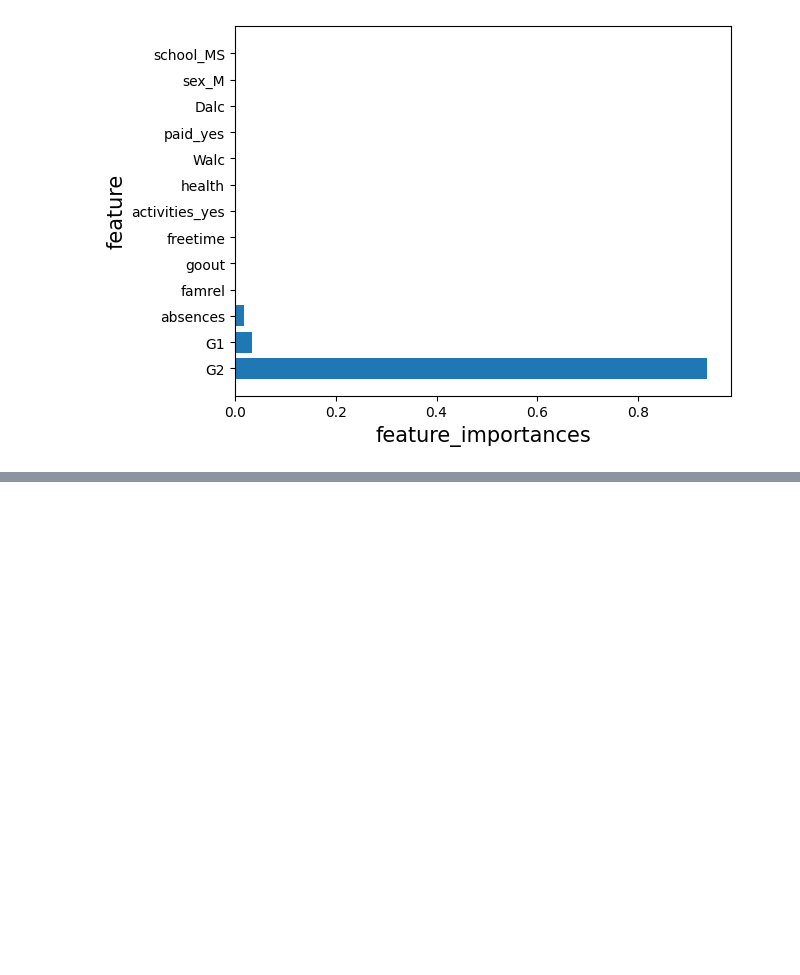
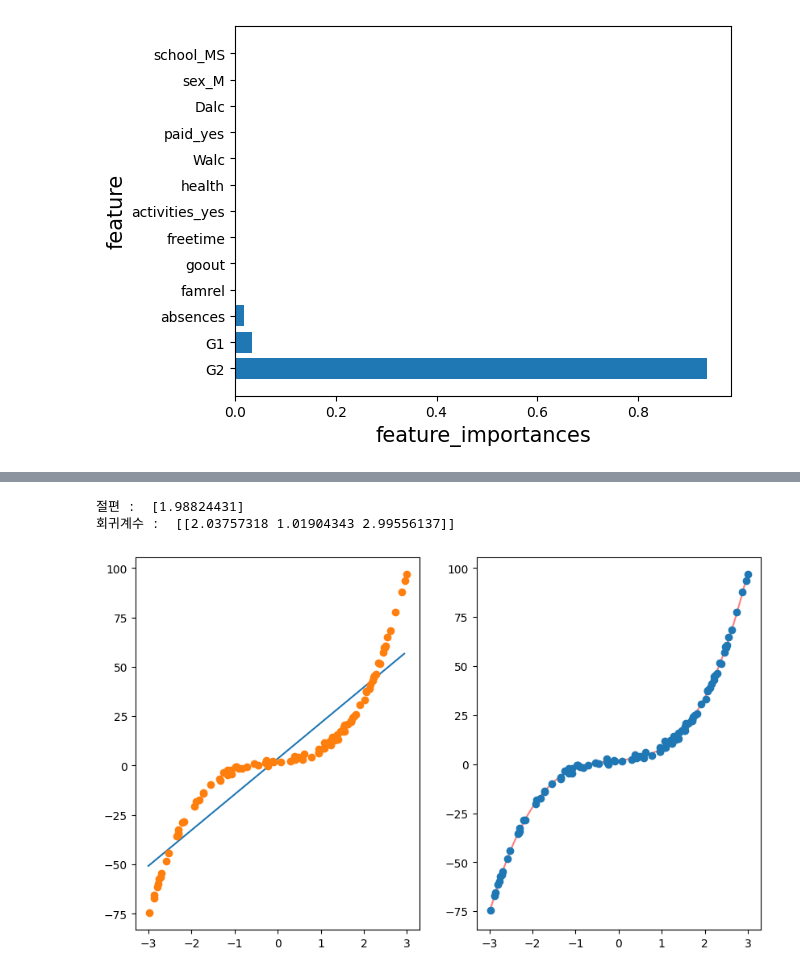
Before and after one commit to blackbutterfly0852/ADP_PRACTICE, a Jupyter notebook: 230222_21회기출.ipynb, the cells around one changed output, grey strips where cells are left out. Saved outputs shown, nothing was run; the diff lists cells and outputs as text; code cells hidden in the pictures; blank space fills up the shorter version.

```diff
--- a/230222_21회기출.ipynb
+++ b/230222_21회기출.ipynb
@@ -368,0 +549,45 @@ best_estimator_ :  RandomForestRegressor(max_depth=10, min_samples_split=8)
+# %%
+# 2-1. 독립변수 하나 종속변수 하나 소규모 데이터 다항회귀(12점)
+# 다항 회귀를 3차까지 적용시켜 계수를 구하고 각 차수별 데이터포인트 스캐터 플롯과 기울기 선을 그리세요.
+import pandas as pd
+import numpy as np
+from sklearn.linear_model import LinearRegression
+import matplotlib.pyplot as plt
+
+m = 100
+# np.random.randint(6) # 0 ~ 5까지 랜덤한 숫자 1개
+# np.random.rand(3,2) # 0 ~ 1 의 균일분포 표준정규분포 난수 matrix array(m,n) 생성
+# np.random.randn(3,2) # 평균 0, 분산 1 가우시안 표준정규분포 난수 matrix array(m,n) 생성
+X = 6*np.random.rand(m,1) - 3
+y = 3 * X**3  + X**2 + 2*X + 2 + np.random.randn(m,1)  # 3차항, 노이즈 포함
+
+model = LinearRegression()
+model.fit(X, y)
+y_pred = model.predict(X)
+
+line = np.linspace(-3,3,100, endpoint=False).reshape(-1,1) # reshape(-1, 2) > 열을 2열 정렬 하고 나온 행수로 지정
+fig, axs = plt.subplots(1,2, figsize = (10,6))
+
+axs[0].plot(line, model.predict(line))
+axs[0].plot(X[:,0], y, 'o')
+
+
+from sklearn.preprocessing import PolynomialFeatures
+poly = PolynomialFeatures(degree = 3, include_bias = False)
+X_poly = poly.fit_transform(X)
+line_poly = poly.transform(line)
+
+
+model = LinearRegression()
+model.fit(X_poly, y)
+line_poly_pred = model.predict(line_poly)
+
+axs[1].plot(line, line_poly_pred, c = 'r', alpha = 0.5 )
+axs[1].plot(X[:,0], y, 'o')
+
+print('절편 : ' , model.intercept_)
+print('회귀계수 : ' , model.coef_)
+# %% [output]
+절편 :  [1.98824431]
+회귀계수 :  [[2.03757318 1.01904343 2.99556137]]
+[figure, added]
```
Also changed, not shown: parts of 7 cells of this notebook, 3 other files.
